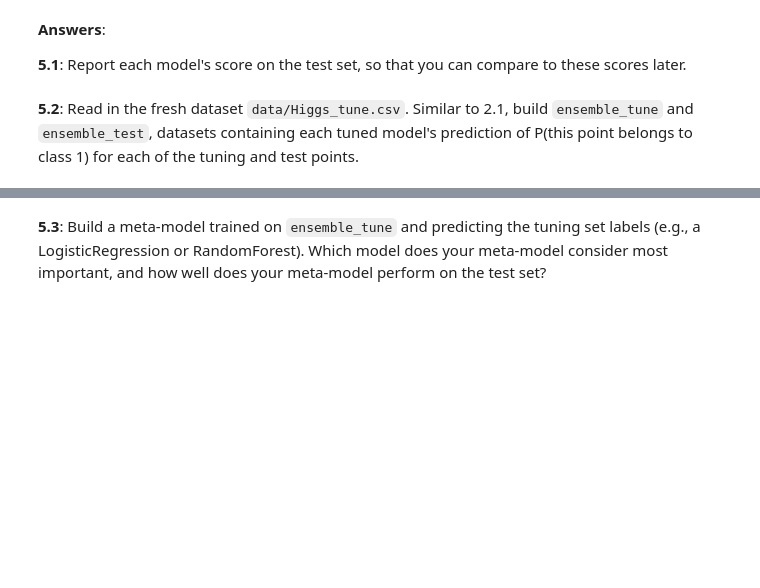
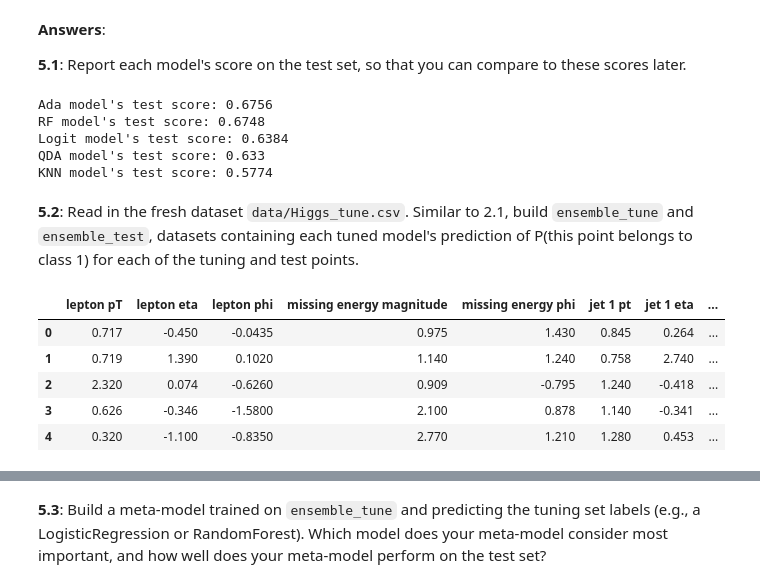
Before and after one commit to karanbhandarkar/CSCIS-109a-IntroductionToDataScience, a Jupyter notebook: Week 6/HW6/HW6.ipynb, the cells around one changed output, grey strips where cells are left out. Cells and saved outputs as stored; diff of their text form; code cells hidden in the pictures; blank space fills up the shorter version.

```diff
--- a/Week 6/HW6/HW6.ipynb
+++ b/Week 6/HW6/HW6.ipynb
@@ -417,2 +415,13 @@ with open("data/models.pkl", 'rb') as infile:
+# %%
+# your code here
+for model_name, model in model_dict.items():
+    test_score = model.score(X_test, y_test)
+    print('{0} model\'s test score: {1}'.format(model_name, test_score))
+# %% [output]
+Ada model's test score: 0.6756
+RF model's test score: 0.6748
+Logit model's test score: 0.6384
+QDA model's test score: 0.633
+KNN model's test score: 0.5774
 # %% [markdown]
 **5.2**: Read in the fresh dataset `data/Higgs_tune.csv`.  Similar to 2.1, build `ensemble_tune` and `ensemble_test`, datasets containing each tuned model's prediction of P(this point belongs to class 1) for each of the tuning and test points.
@@ -420,0 +428,13 @@ with open("data/models.pkl", 'rb') as infile:
+# %%
+# your code here
+data_tune = pd.read_csv('data/Higgs_tune.csv')
+X_tune = data_tune.iloc[:, data_tune.columns != 'class']
+y_tune = data_tune['class'].values
+X_tune.head()
+# %% [output]
+|  | lepton pT | lepton eta | lepton phi | missing energy magnitude | missing energy phi | jet 1 pt | jet 1 eta | ... |
+| 0 | 0.717 | -0.450 | -0.0435 | 0.975 | 1.430 | 0.845 | 0.264 | ... |
+| 1 | 0.719 | 1.390 | 0.1020 | 1.140 | 1.240 | 0.758 | 2.740 | ... |
+| 2 | 2.320 | 0.074 | -0.6260 | 0.909 | -0.795 | 1.240 | -0.418 | ... |
+| 3 | 0.626 | -0.346 | -1.5800 | 2.100 | 0.878 | 1.140 | -0.341 | ... |
+| 4 | 0.320 | -1.100 | -0.8350 | 2.770 | 1.210 | 1.280 | 0.453 | ... |
```
Also changed, not shown: parts of 31 cells of this notebook.
